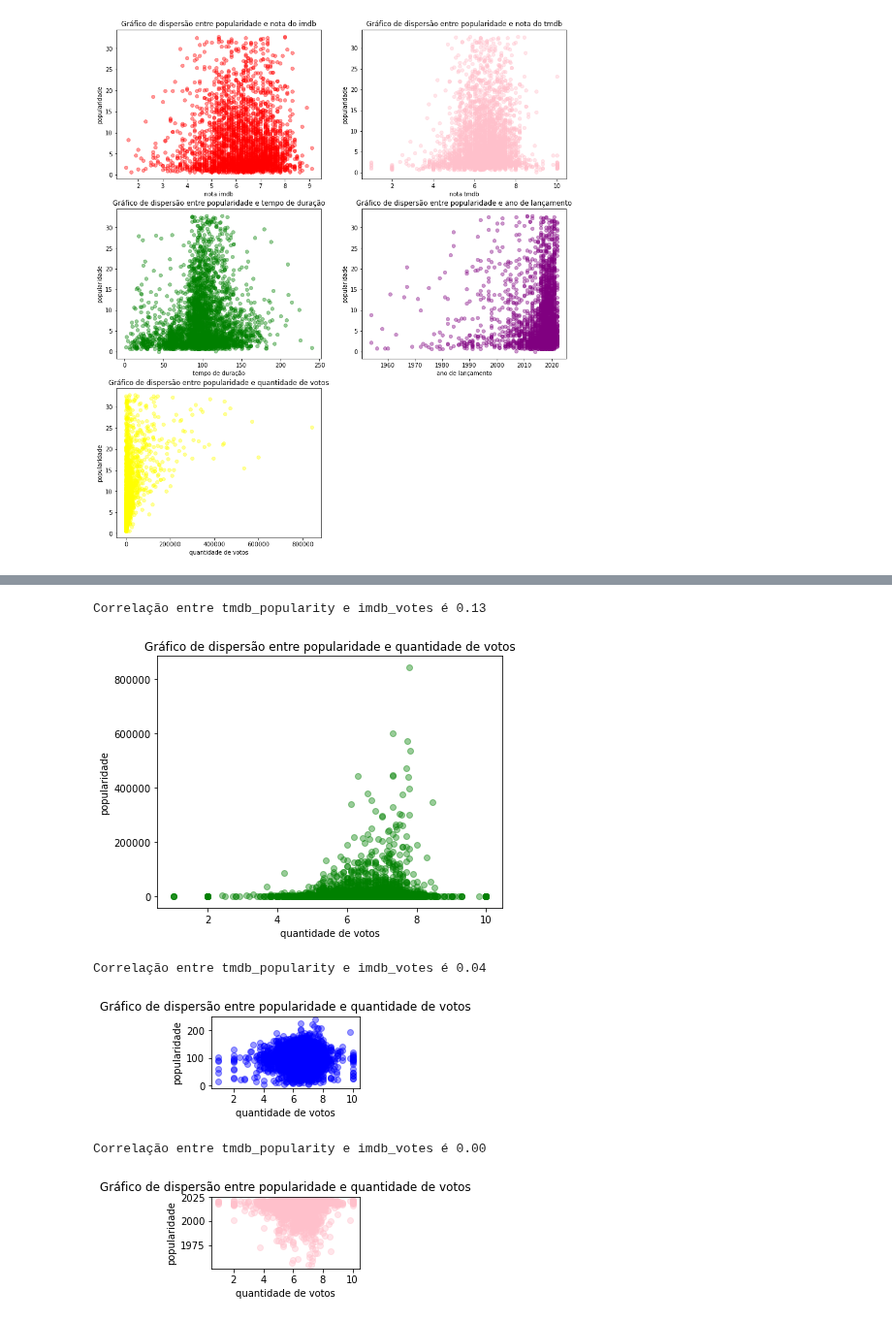
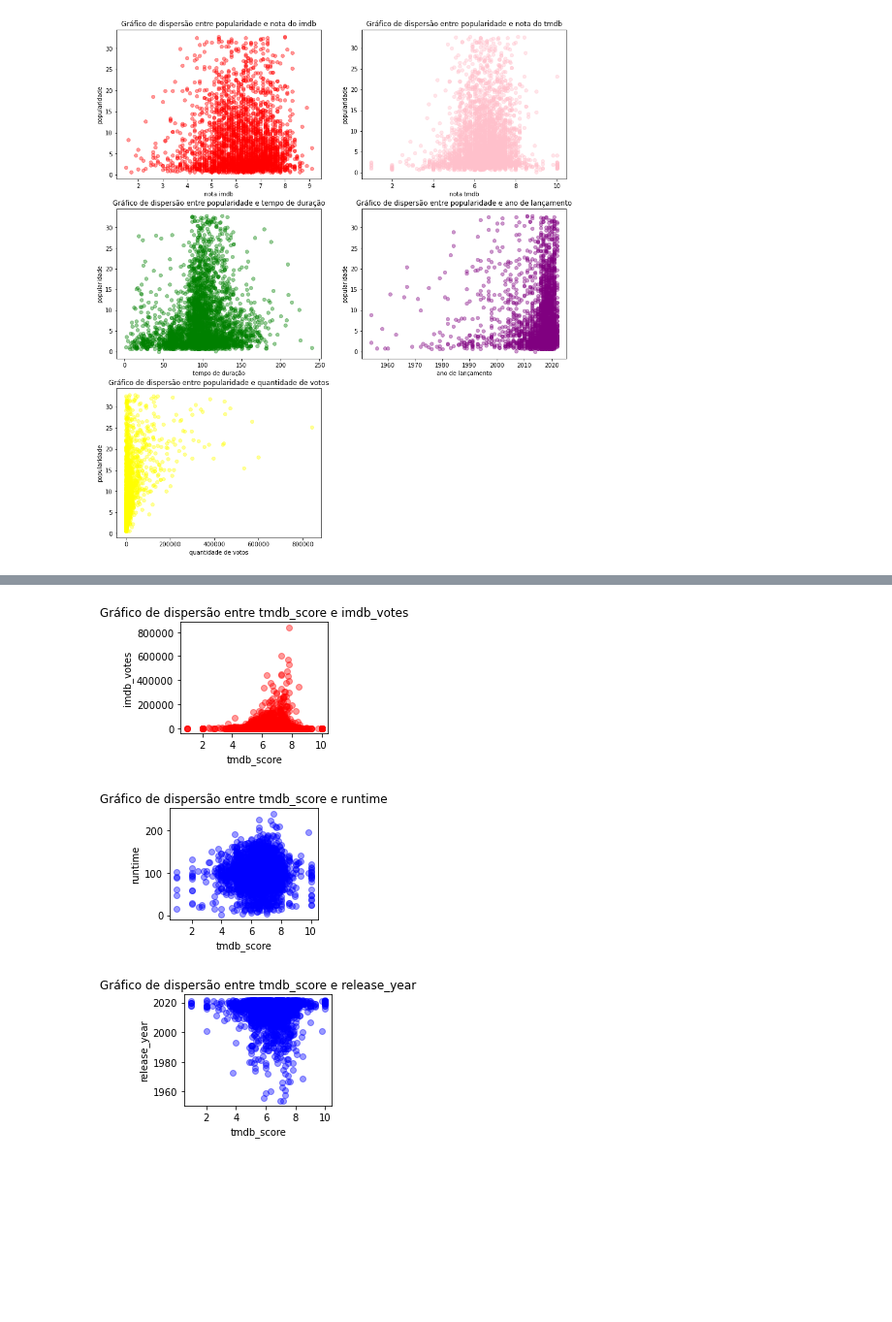
Before and after one commit to insper-classroom/22-2c-cd-p2-grupo_mace_girls, a Jupyter notebook: dados/relatorio.ipynb, the cells around one changed output, grey strips where cells are left out. Shown at 97% size. Drawn from its saved outputs; the diff is of its cells as text; code cells hidden in the pictures; blank space fills up the shorter version.

```diff
--- a/dados/relatorio.ipynb
+++ b/dados/relatorio.ipynb
@@ -264,15 +277,17 @@ Correlação entre tmdb_popularity e imdb_votes é 0.46
 
 def scatter (v1, v2):
     colors = ['red', 'pink', 'green', 'purple', 'yellow', 'blue']
+    varss = {'var1': v1.name, 'var2': v2.name , 'corr': v2.corr(v1)}
     plt.scatter(v1, v2, color=random.choice(colors), alpha=0.4)
-    plt.title('Gráfico de dispersão entre popularidade e quantidade de votos')
-    plt.xlabel('quantidade de votos')
-    plt.ylabel('popularidade')
+    plt.title('Gráfico de dispersão entre {var1} e {var2}'.format(**varss))
+    plt.xlabel(v1.name)
+    plt.ylabel('{var2}'.format(**varss))
     plt.subplots_adjust(top=1)
-    print('Correlação entre tmdb_popularity e imdb_votes é {0:.2f}'.format(v2.corr(v1)))
+
+    #0:.2f
     return(plt.show())
 
-fig = plt.figure(figsize=(14, 14))
+fig = plt.figure(figsize=(15, 15))
 
 plt.subplot(321)
 scatter(nota_imdb, nota_tmdb)
@@ -285,4 +300,6 @@ scatter(nota_imdb, duracao)
 
 plt.subplot(324)
 scatter(nota_imdb, lancamento)
+
+plt.show()
 # %% [output]
@@ -297,21 +310,18 @@ Correlação entre tmdb_popularity e imdb_votes é -0.15
 # %%
-fig = plt.figure(figsize=(14, 14))
+fig = fig
 
-plt.subplot(322)
+plt.subplot(221)
 scatter(nota_tmdb, votos_imdb)
 
-plt.subplot(323)
+plt.subplot(222)
 scatter(nota_tmdb, duracao)
 
-plt.subplot(324)
+plt.subplot(223)
 scatter(nota_tmdb, lancamento)
 # %% [output]
-Correlação entre tmdb_popularity e imdb_votes é 0.13
-[figure, old version]
+[figure, new version]
-Correlação entre tmdb_popularity e imdb_votes é 0.04
-[figure, old version]
+[figure, new version]
-Correlação entre tmdb_popularity e imdb_votes é 0.00
-[figure, old version]
+[figure, new version]
 # %%
 fig = plt.figure(figsize=(14, 14))
 
```
Also changed, not shown: parts of 24 cells of this notebook, 2 other files.
